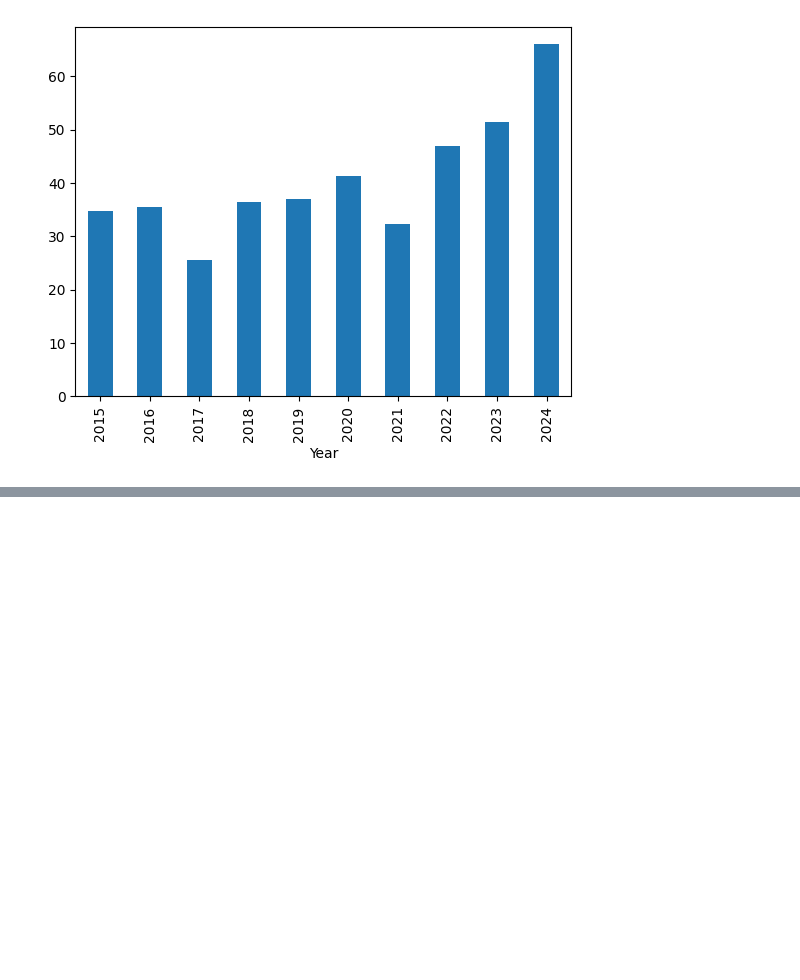
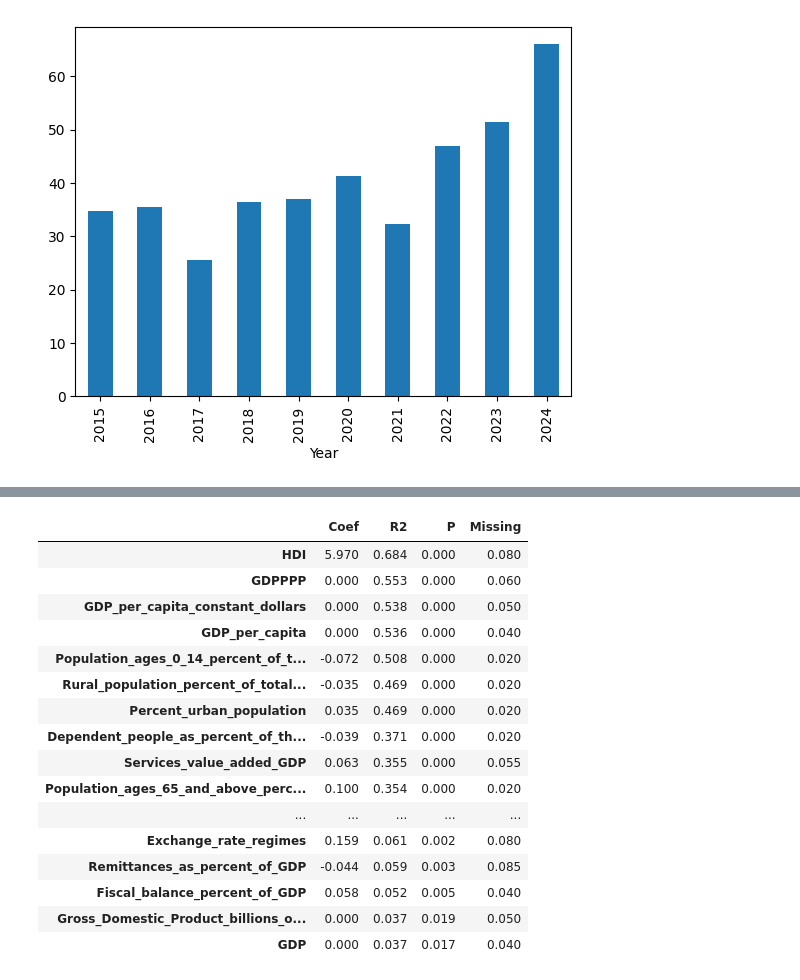
Before and after one commit to Orilly/data-science-summative, a Jupyter notebook: main.ipynb, the cells around one changed output, grey strips where cells are left out. Cells and saved outputs as stored; diff of their text form; code cells hidden in the pictures; blank space fills up the shorter version.

```diff
--- a/main.ipynb
+++ b/main.ipynb
@@ -97,0 +126,18 @@ df2018.head(3)
+# %%
+error_vars = []
+results = pd.DataFrame(columns=["Coef", "R2", "P", "Missing"])
+
+for var in df2018.columns[4:]:
+    if not var == "happiness":
+        try:
+            model = smf.ols(f'happiness ~ {var}', data=df2018, missing="drop").fit()
+            #print(f"{model.rsquared.round(3)} (p={model.pvalues[var].round(3)}):         {var}")
+            results.loc[var] = pd.Series({"Coef": model.params[var].round(3),
+                                        "R2": model.rsquared.round(3),
+                                        "P": model.pvalues[var].round(3),
+                                        "Missing": df2018[var].isna().sum()/len(df2018[var])})
+        except ValueError as error:
+            error_vars.append(var)
+
+print("INDIVIDUAL LINEAR REGRESSION FOR ECONOMIC INDICATORS FOR EVERY COUNTRY IN 2018")
+results.sort_values(by="R2", ascending=False).head(10)
@@ -97,0 +157,21 @@ df2018.head(3)
+# %%
+# filter data & removing indicators with 10% or more missing data
+results[results["Missing"] < 0.1].sort_values(by="R2", ascending=False).head(20)
+# %% [output]
+|  | Coef | R2 | P | Missing |
+| HDI | 5.970 | 0.684 | 0.000 | 0.080 |
+| GDPPPP | 0.000 | 0.553 | 0.000 | 0.060 |
+| GDP_per_capita_constant_dollars | 0.000 | 0.538 | 0.000 | 0.050 |
+| GDP_per_capita | 0.000 | 0.536 | 0.000 | 0.040 |
+| Population_ages_0_14_percent_of_t... | -0.072 | 0.508 | 0.000 | 0.020 |
+| Rural_population_percent_of_total... | -0.035 | 0.469 | 0.000 | 0.020 |
+| Percent_urban_population | 0.035 | 0.469 | 0.000 | 0.020 |
+| Dependent_people_as_percent_of_th... | -0.039 | 0.371 | 0.000 | 0.020 |
+| Services_value_added_GDP | 0.063 | 0.355 | 0.000 | 0.055 |
+| Population_ages_65_and_above_perc... | 0.100 | 0.354 | 0.000 | 0.020 |
+| ... | ... | ... | ... | ... |
+| Exchange_rate_regimes | 0.159 | 0.061 | 0.002 | 0.080 |
+| Remittances_as_percent_of_GDP | -0.044 | 0.059 | 0.003 | 0.085 |
+| Fiscal_balance_percent_of_GDP | 0.058 | 0.052 | 0.005 | 0.040 |
+| Gross_Domestic_Product_billions_o... | 0.000 | 0.037 | 0.019 | 0.050 |
+| GDP | 0.000 | 0.037 | 0.017 | 0.040 |
```
Also changed, not shown: parts of 23 cells of this notebook.
